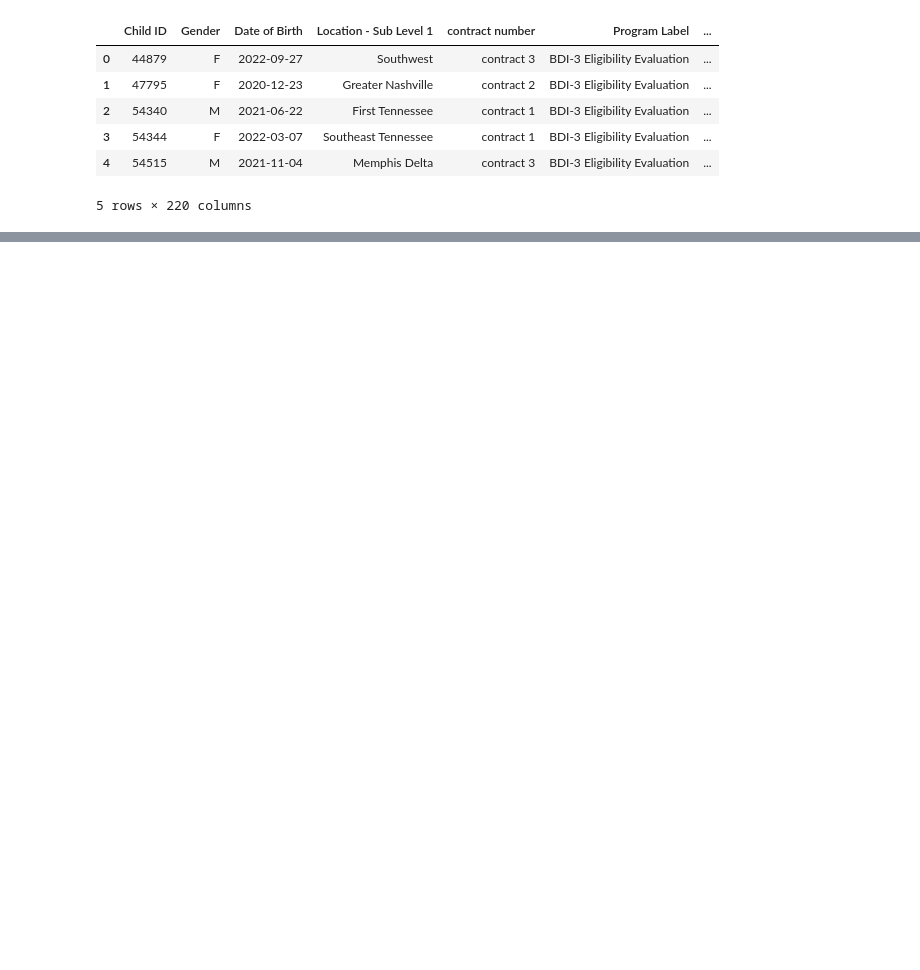
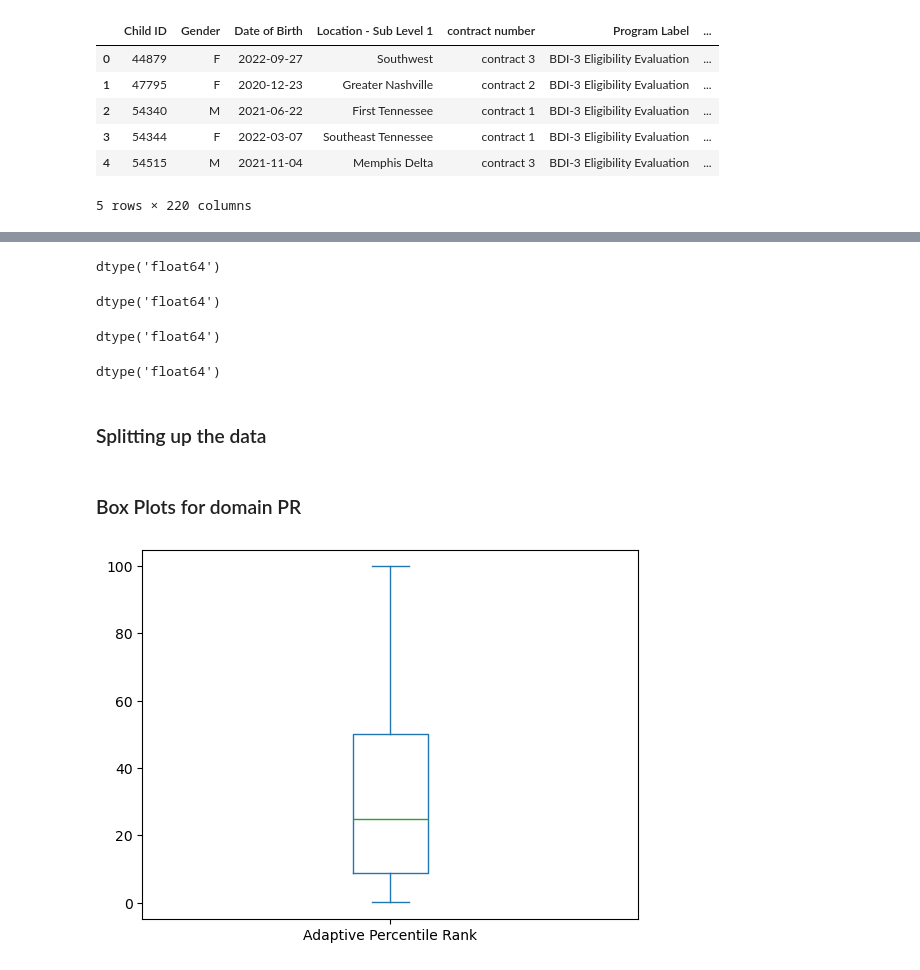
Before and after one commit to NSS-Data-Analytics-Cohort-17/partner-project-japan, a Jupyter notebook: partner_project_Tom_Herbold.ipynb, the cells around one changed output, grey strips where cells are left out. Saved outputs shown, nothing was run; the diff lists cells and outputs as text; code cells hidden in the pictures; blank space fills up the shorter version.

```diff
--- a/partner_project_Tom_Herbold.ipynb
+++ b/partner_project_Tom_Herbold.ipynb
@@ -44,6 +439,39 @@ Name: Adaptive RDI, Length: 19500, dtype: object
+# %%
+# removing <> from value and convert to flaot
+CBI_df['Cognitive-Perception and Concepts PR'] = CBI_df['Cognitive-Perception and Concepts PR'].astype(str).str.replace('<','',regex=False).str.replace('>','',regex=False).astype(float)
+CBI_df['Cognitive-Perception and Concepts PR'].dtypes
+# %% [output]
+dtype('float64')
+# %%
+# removing <> from value and convert to flaot
+CBI_df['Cognitive-Perception and Concepts AE'] = CBI_df['Cognitive-Perception and Concepts AE'].astype(str).str.replace('<','',regex=False).str.replace('>','',regex=False).astype(float)
+CBI_df['Cognitive-Perception and Concepts AE'].dtypes
+# %% [output]
+dtype('float64')
+# %%
+# removing – from value and convert to flaot
+CBI_df['Cognitive-Perception and Concepts Z-Score'] = CBI_df['Cognitive-Perception and Concepts Z-Score'].astype(str).str.replace('–','-',regex=False).str.replace(' ','',regex=False).astype(float)
+CBI_df['Cognitive-Perception and Concepts Z-Score'].dtypes
+# %% [output]
+dtype('float64')
+# %%
+# removing <> from value and convert to flaot
+CBI_df['Cognitive-Perception and Concepts NCE'] = CBI_df['Cognitive-Perception and Concepts NCE'].astype(str).str.replace('<','',regex=False).str.replace('>','',regex=False).astype(float)
+CBI_df['Cognitive-Perception and Concepts NCE'].dtypes
+# %% [output]
+dtype('float64')
+# %% [markdown]
+### Splitting up the data
 # %%
 CBI_eligible_df = CBI_df[CBI_df['Program Label'] == 'BDI-3 Eligibility Evaluation']
 # %%
 CBI_annual_df = CBI_df[CBI_df['Program Label'] == 'BDI-3 Annual Evaluation']
 # %%
 CBI_milestone_df = CBI_df[CBI_df['Program Label'] == 'BDI-3 Milestone or Exit Evaluation']
+# %% [markdown]
+### Box Plots for domain PR
+# %%
+CBI_eligible_df['Adaptive Percentile Rank'].plot(kind='box')
+plt.show()
+# %% [output]
+[figure, added]
```
Also changed, not shown: parts of 115 cells of this notebook, 2 other files.
